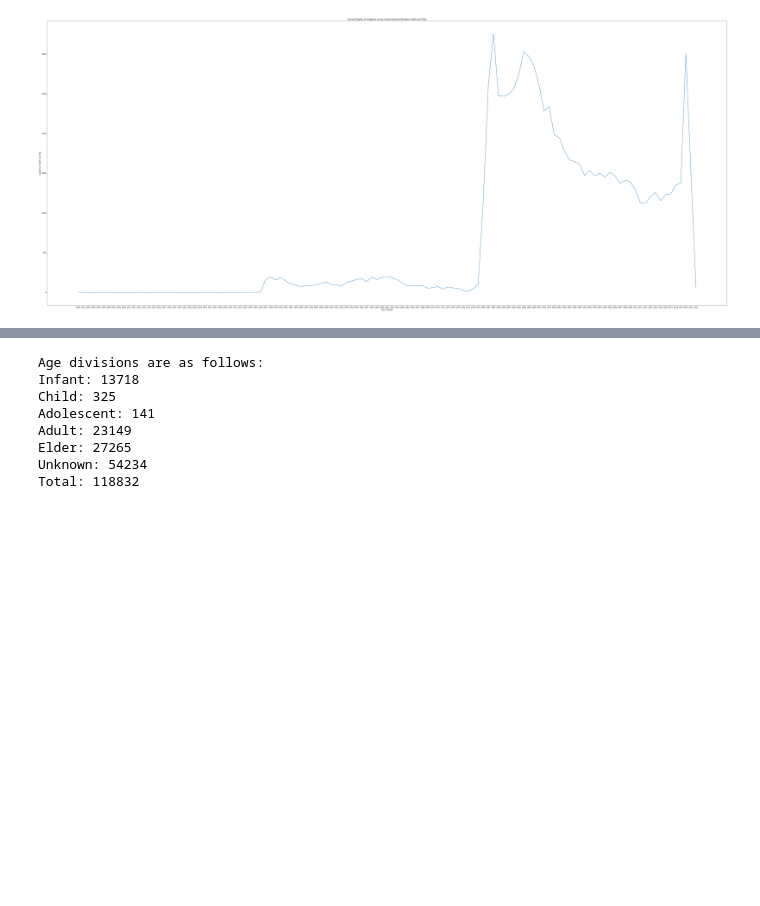
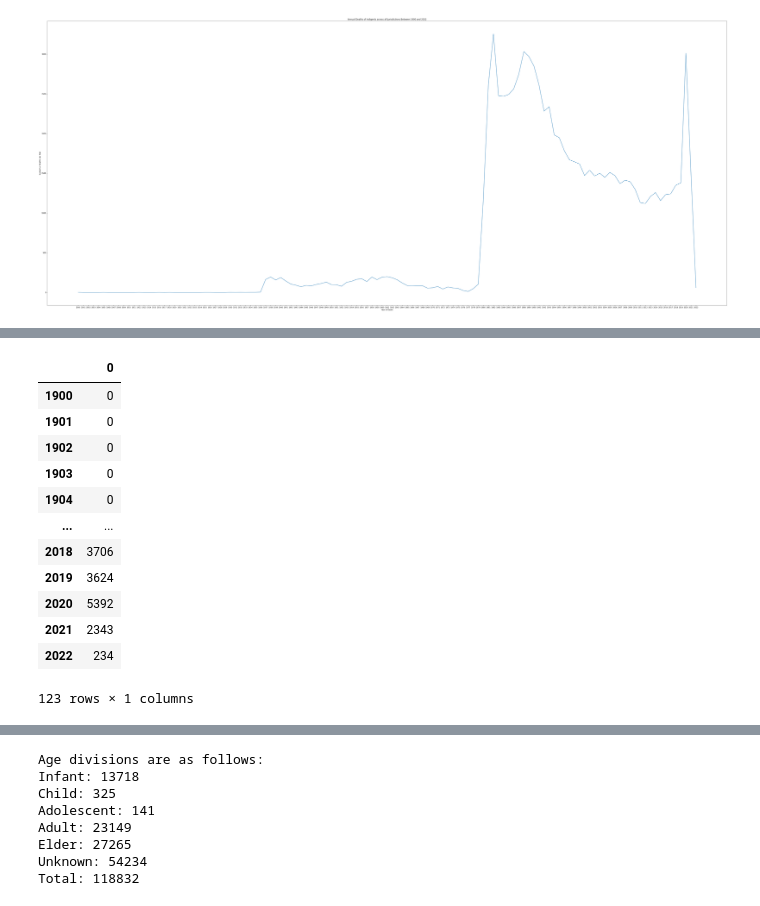
Before and after one commit to larakaracasu/Indigent-Burial-Analysis, a Jupyter notebook: merged-dataset/merged_dataset_analysis.ipynb, the cells around one changed output, grey strips where cells are left out. Cells and saved outputs as stored; diff of their text form; code cells hidden in the pictures; blank space fills up the shorter version.

```diff
--- a/merged-dataset/merged_dataset_analysis.ipynb
+++ b/merged-dataset/merged_dataset_analysis.ipynb
@@ -104,0 +145,18 @@ ax.plot(df)
+# %%
+# Visualizing aggregate annual death year trends
+bd_df = pd.DataFrame.from_dict(bd_group_dict, orient = 'index')
+bd_df
+# %% [output]
+|  | 0 |
+| 1900 | 0 |
+| 1901 | 0 |
+| 1902 | 0 |
+| 1903 | 0 |
+| 1904 | 0 |
+| ... | ... |
+| 2018 | 3706 |
+| 2019 | 3624 |
+| 2020 | 5392 |
+| 2021 | 2343 |
+| 2022 | 234 |
+123 rows × 1 columns
```
Also changed, not shown: parts of 5 cells of this notebook.
